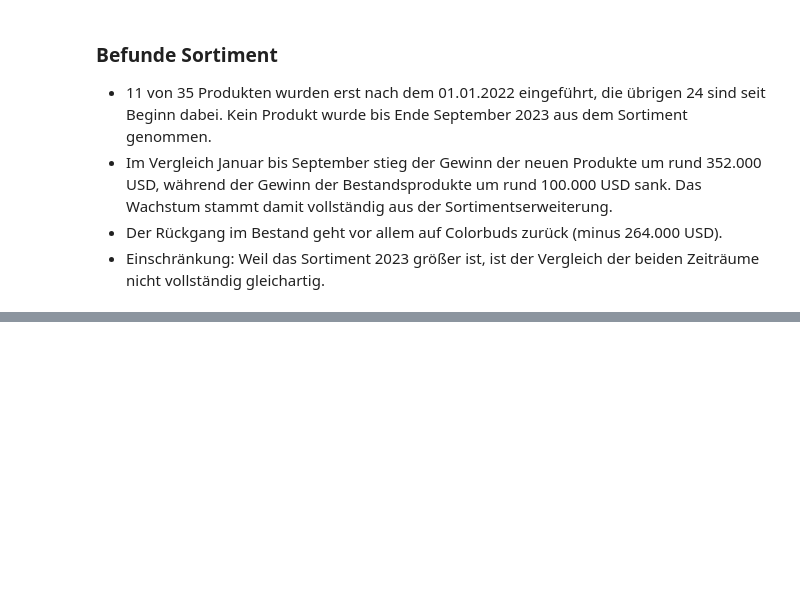
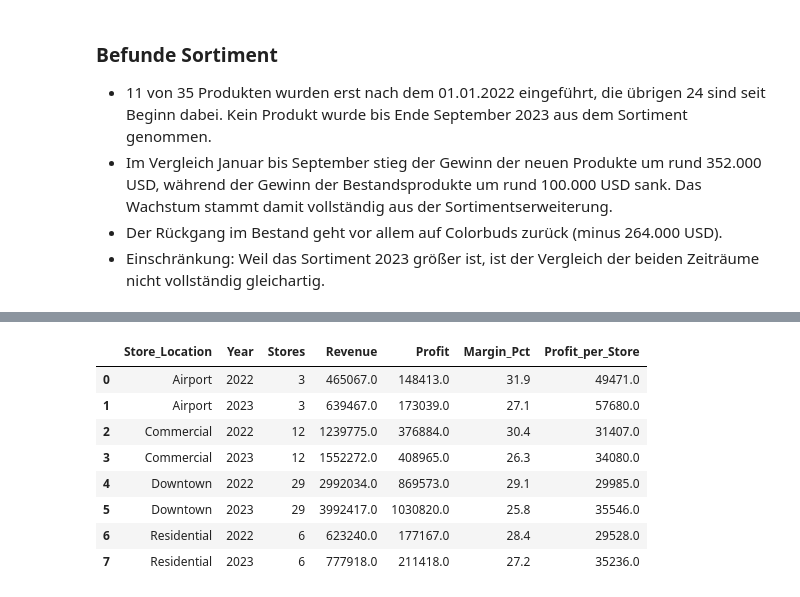
Before and after one commit to chrishorvath8595/maven_toys_profitability, a Jupyter notebook: notebooks/03_daten_analysieren.ipynb, the cells around one changed output, grey strips where cells are left out. Drawn from its saved outputs; the diff is of its cells as text; code cells hidden in the pictures; blank space fills up the shorter version.

```diff
--- a/notebooks/03_daten_analysieren.ipynb
+++ b/notebooks/03_daten_analysieren.ipynb
@@ -255,0 +318,28 @@ products_yoy.groupby("Is_New")[["Profit_2022", "Profit_2023", "Profit_Change"]].
+# %%
+query_location = """
+SELECT
+    Store_Location,
+    strftime('%Y', Date) AS Year,
+    COUNT(DISTINCT Store_ID) AS Stores,
+    ROUND(SUM(Revenue), 0) AS Revenue,
+    ROUND(SUM(Profit), 0) AS Profit,
+    ROUND(SUM(Profit) / SUM(Revenue) * 100, 1) AS Margin_Pct,
+    ROUND(SUM(Profit) / COUNT(DISTINCT Store_ID), 0) AS Profit_per_Store
+FROM sales_full
+WHERE strftime('%m', Date) <= '09'
+GROUP BY Store_Location, Year
+ORDER BY Store_Location, Year
+"""
+
+location = pd.read_sql(query_location, connection)
+location
+# %% [output]
+|  | Store_Location | Year | Stores | Revenue | Profit | Margin_Pct | Profit_per_Store |
+| 0 | Airport | 2022 | 3 | 465067.0 | 148413.0 | 31.9 | 49471.0 |
+| 1 | Airport | 2023 | 3 | 639467.0 | 173039.0 | 27.1 | 57680.0 |
+| 2 | Commercial | 2022 | 12 | 1239775.0 | 376884.0 | 30.4 | 31407.0 |
+| 3 | Commercial | 2023 | 12 | 1552272.0 | 408965.0 | 26.3 | 34080.0 |
+| 4 | Downtown | 2022 | 29 | 2992034.0 | 869573.0 | 29.1 | 29985.0 |
+| 5 | Downtown | 2023 | 29 | 3992417.0 | 1030820.0 | 25.8 | 35546.0 |
+| 6 | Residential | 2022 | 6 | 623240.0 | 177167.0 | 28.4 | 29528.0 |
+| 7 | Residential | 2023 | 6 | 777918.0 | 211418.0 | 27.2 | 35236.0 |
```
Also changed, not shown: parts of 10 cells of this notebook.
